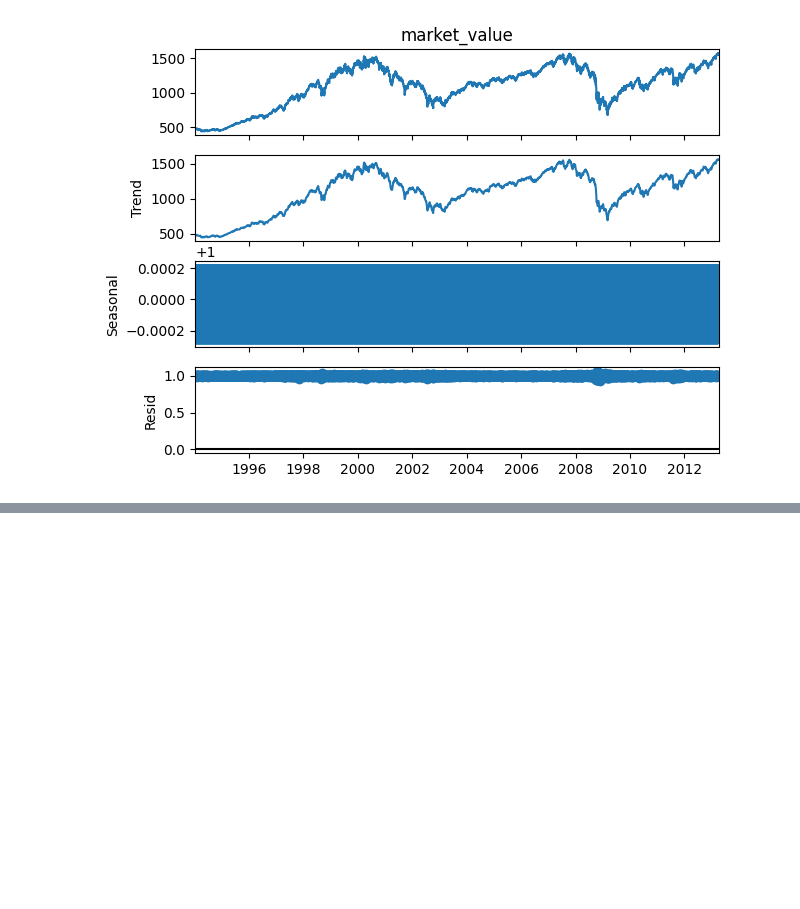
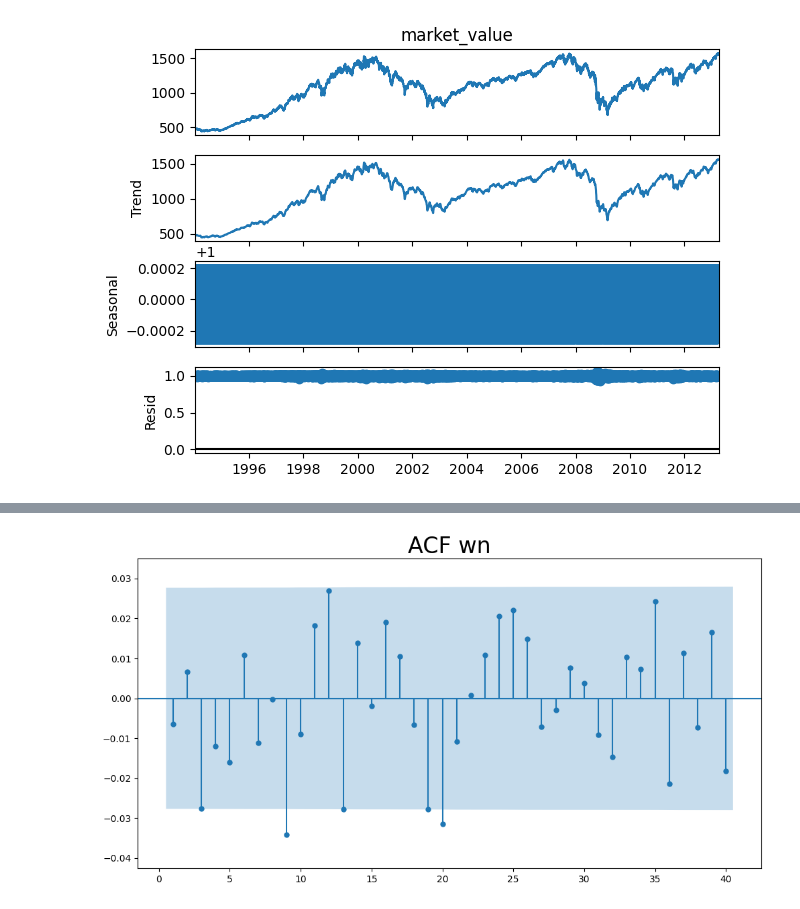
Before and after one commit to crlsrmrlsz/notebooks, a Jupyter notebook: timeseries/curso_times_series.ipynb, the cells around one changed output, grey strips where cells are left out. Drawn from its saved outputs; the diff is of its cells as text; code cells hidden in the pictures; blank space fills up the shorter version.

```diff
--- a/timeseries/curso_times_series.ipynb
+++ b/timeseries/curso_times_series.ipynb
@@ -338,0 +349,7 @@ plt.show()
+# %%
+fig, ax = plt.subplots(figsize=(12, 6))
+sgt.plot_acf(df.wn, lags = 40, zero = False, ax=ax, auto_ylims=True)
+plt.title("ACF wn", size = 24)
+plt.show()
+# %% [output]
+[figure, added]
```
Also changed, not shown: parts of 12 cells of this notebook, 1 other file.
